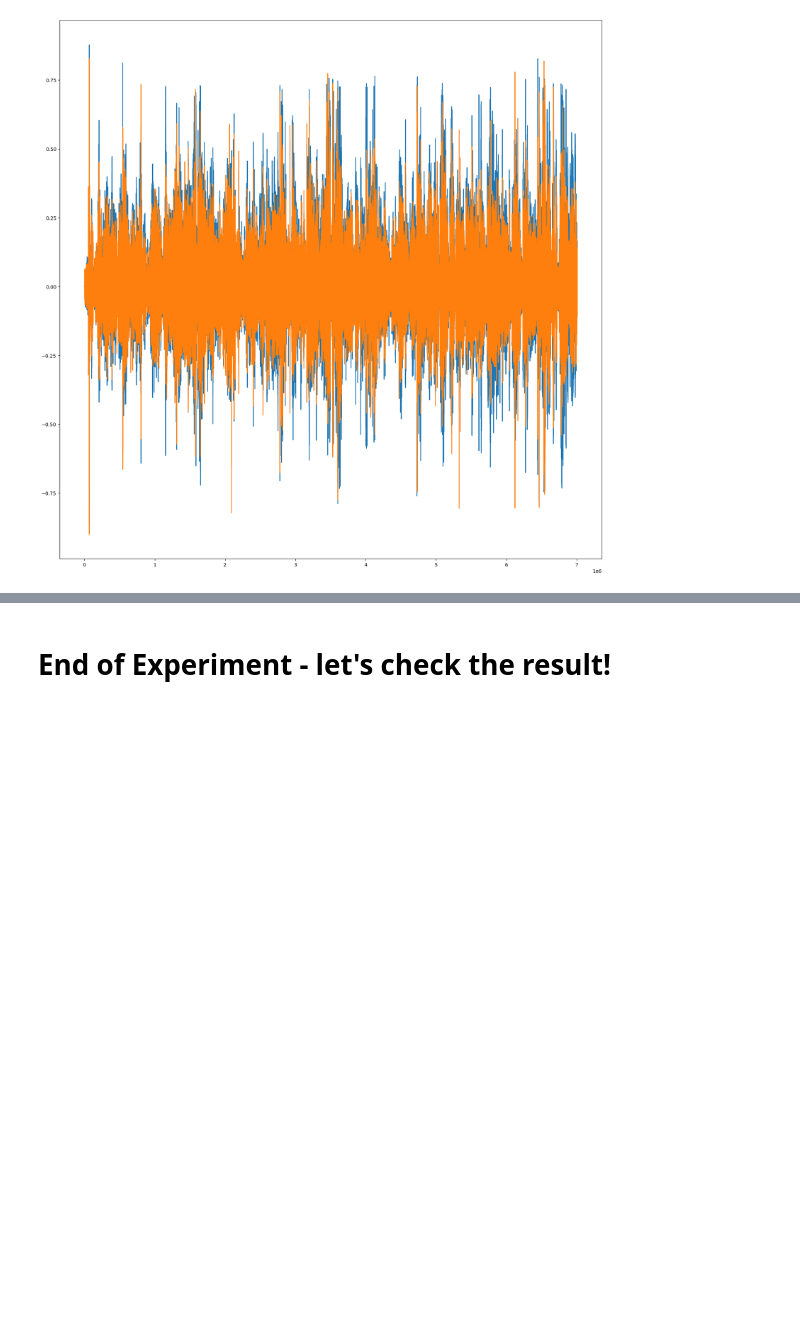
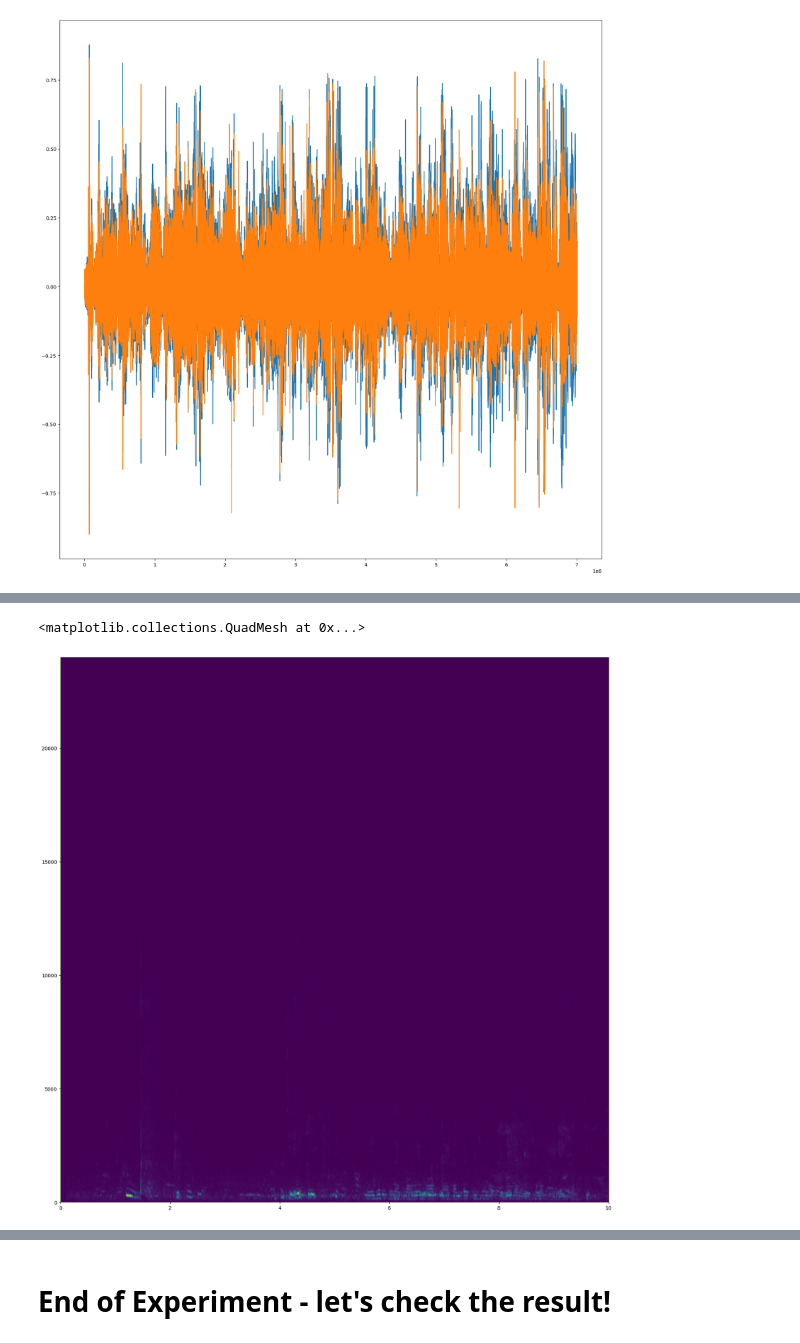
Before and after one commit to TetraPlex-org/audiomerge, a Jupyter notebook: AUDIOMERGE_FD_20230731.ipynb, the cells around one changed output, grey strips where cells are left out. Cells and saved outputs as stored; diff of their text form; code cells hidden in the pictures; blank space fills up the shorter version.

```diff
--- a/AUDIOMERGE_FD_20230731.ipynb
+++ b/AUDIOMERGE_FD_20230731.ipynb
@@ -156,0 +165,6 @@ _()
+# %%
+A = data_A[:rate_A*10,0]
+
+f, t, Zxx = signal.stft(A, rate_A, nperseg=1000)
+
+f.shape, t.shape, Zxx.shape, np.max(np.abs(Zxx)), np.min(np.abs(Zxx)), np.max(f), np.max(t)
@@ -156,0 +179,5 @@ _()
+# %%
+plt.pcolormesh(t, f, np.abs(Zxx), vmin=0, shading='gouraud')
+# %% [output]
+<matplotlib.collections.QuadMesh at 0x...>
+[figure, added]
```
Also changed, not shown: parts of 13 cells of this notebook.
